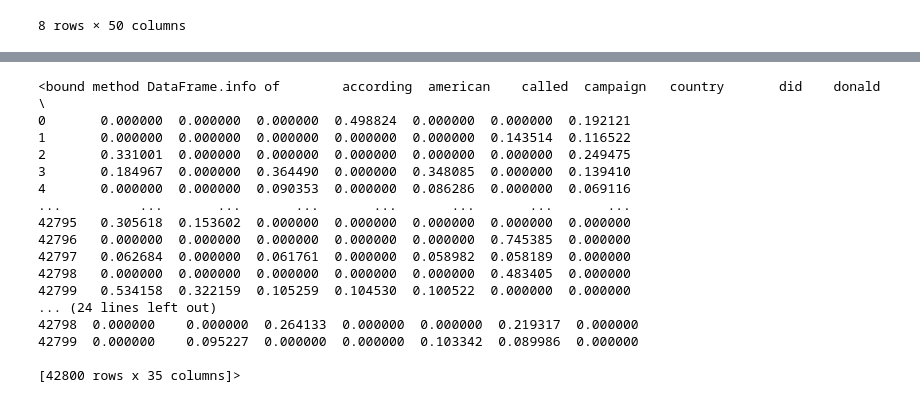
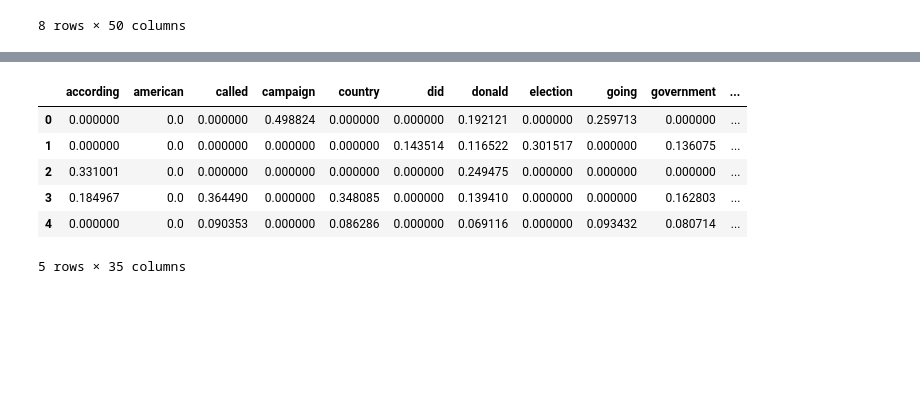
Before and after one commit to StephenSpicer/News_Parsing_DS23_unit02, a Jupyter notebook: unit02/secondworkup.ipynb, the cells around one changed output, grey strips where cells are left out. Saved outputs shown, nothing was run; the diff lists cells and outputs as text; code cells hidden in the pictures; blank space fills up the shorter version.

```diff
--- a/unit02/secondworkup.ipynb
+++ b/unit02/secondworkup.ipynb
@@ -287,12 +345,12 @@ df_joined_tfidfvector.describe()
 # %%
-# instantiate 2nd: much different mix max:
-tfidf2 = TfidfVectorizer(stop_words = 'english', strip_accents ='ascii', max_features = 100, min_df= 0.5 , max_df= 0.99)
-# ngram_range=(1,2) - we're gonna play with the ngrams soon, be patient.
-def create_term_matrix(message_list, vectorizer):
-    doc_term_df = vectorizer.fit_transform(message_list)
-    return DataFrame(doc_term_df.toarray(),
-                     columns=vectorizer.get_feature_names())
+# # instantiate 2nd: much different mix max:
+# tfidf2 = TfidfVectorizer(stop_words = 'english', strip_accents ='ascii', max_features = 100, min_df= 0.5 , max_df= 0.99)
+# # ngram_range=(1,2) - we're gonna play with the ngrams soon, be patient.
+# def create_term_matrix(message_list, vectorizer):
+#     doc_term_df = vectorizer.fit_transform(message_list)
+#     return DataFrame(doc_term_df.toarray(),
+#                      columns=vectorizer.get_feature_names())
 
-df_joined_tfidfvector2 = create_term_matrix(df_joined['text'], tfidf2)
+# df_joined_tfidfvector2 = create_term_matrix(df_joined['text'], tfidf2)
 
-df_joined_tfidfvector2.describe()
+# df_joined_tfidfvector2.describe()
@@ -309,34 +357,24 @@ df_joined_tfidfvector2.describe()
 # %%
 # instantiate: once again, different min max.
 
 tfidf3 = TfidfVectorizer(stop_words = 'english', strip_accents ='ascii', max_features = 50, min_df= 0.2 , max_df= 0.4)
 # ngram_range=(1,2) - we're gonna play with the ngrams soon, be patient.
 def create_term_matrix(message_list, vectorizer):
     doc_term_df = vectorizer.fit_transform(message_list)
     return DataFrame(doc_term_df.toarray(),
                      columns=vectorizer.get_feature_names())
 
 df_joined_tfidfvector3 = create_term_matrix(df_joined['text'], tfidf3)
 
-df_joined_tfidfvector3.info
+df_joined_tfidfvector3.head()
 # %% [output]
+|  | according | american | called | campaign | country | did | donald | election | going | government | ... |
+| 0 | 0.000000 | 0.0 | 0.000000 | 0.498824 | 0.000000 | 0.000000 | 0.192121 | 0.000000 | 0.259713 | 0.000000 | ... |
+| 1 | 0.000000 | 0.0 | 0.000000 | 0.000000 | 0.000000 | 0.143514 | 0.116522 | 0.301517 | 0.000000 | 0.136075 | ... |
+| 2 | 0.331001 | 0.0 | 0.000000 | 0.000000 | 0.000000 | 0.000000 | 0.249475 | 0.000000 | 0.000000 | 0.000000 | ... |
+| 3 | 0.184967 | 0.0 | 0.364490 | 0.000000 | 0.348085 | 0.000000 | 0.139410 | 0.000000 | 0.000000 | 0.162803 | ... |
+| 4 | 0.000000 | 0.0 | 0.090353 | 0.000000 | 0.086286 | 0.000000 | 0.069116 | 0.000000 | 0.093432 | 0.080714 | ... |
-<bound method DataFrame.info of        according  american    called  campaign   country       did    donald  \
-0       0.000000  0.000000  0.000000  0.498824  0.000000  0.000000  0.192121
-1       0.000000  0.000000  0.000000  0.000000  0.000000  0.143514  0.116522
-2       0.331001  0.000000  0.000000  0.000000  0.000000  0.000000  0.249475
-3       0.184967  0.000000  0.364490  0.000000  0.348085  0.000000  0.139410
-4       0.000000  0.000000  0.090353  0.000000  0.086286  0.000000  0.069116
-...          ...       ...       ...       ...       ...       ...       ...
-42795   0.305618  0.153602  0.000000  0.000000  0.000000  0.000000  0.000000
-42796   0.000000  0.000000  0.000000  0.000000  0.000000  0.745385  0.000000
-42797   0.062684  0.000000  0.061761  0.000000  0.058982  0.058189  0.000000
-42798   0.000000  0.000000  0.000000  0.000000  0.000000  0.483405  0.000000
-42799   0.534158  0.322159  0.105259  0.104530  0.100522  0.000000  0.000000
-... (24 lines left out)
-42798  0.000000    0.000000  0.264133  0.000000  0.000000  0.219317  0.000000
-42799  0.000000    0.095227  0.000000  0.000000  0.103342  0.089986  0.000000
-
-[42800 rows x 35 columns]>
+5 rows × 35 columns
 # %%
 # from pdpbox.pdp import pdp_isolate, pdp_plot
 # that should be pip installed now.
```
Also changed, not shown: parts of 21 cells of this notebook.
